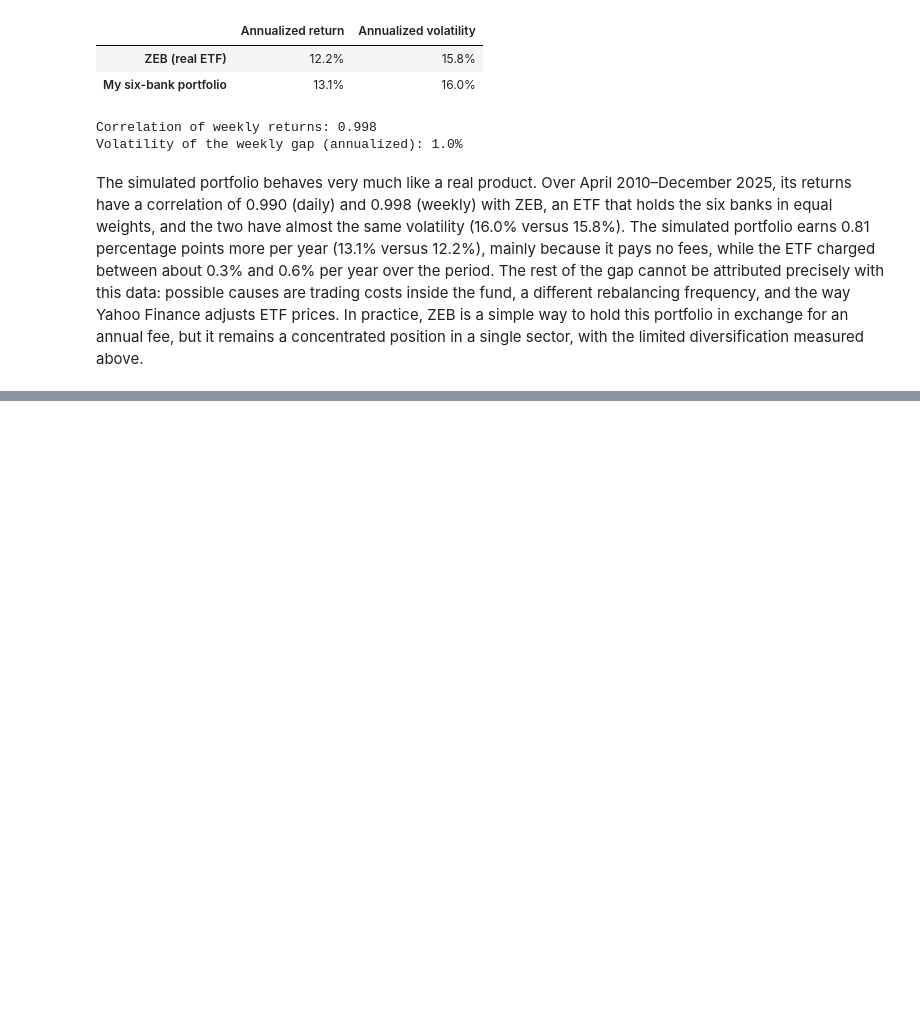
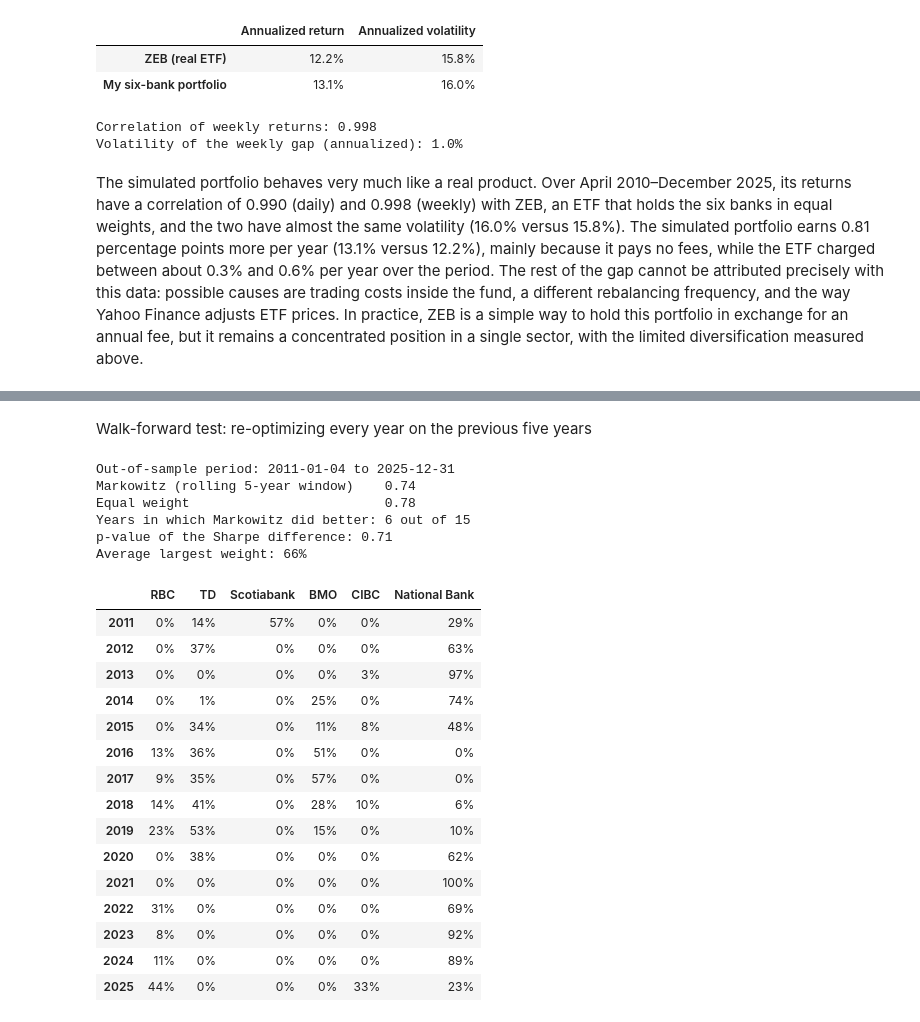
Before and after one commit to quentin-garcia-3b1724235/canadian-banks-portfolio-analysis, a Jupyter notebook: notebooks/canadian_banks_analysis.ipynb, the cells around one changed output, grey strips where cells are left out. Saved outputs shown, nothing was run; the diff lists cells and outputs as text; code cells hidden in the pictures; blank space fills up the shorter version.

```diff
--- a/notebooks/canadian_banks_analysis.ipynb
+++ b/notebooks/canadian_banks_analysis.ipynb
@@ -813,0 +874,57 @@ The simulated portfolio behaves very much like a real product. Over April 2010
+# %% [markdown]
+Walk-forward test: re-optimizing every year on the previous five years
+# %%
+WINDOW_YEARS = 5
+yearly_weights = {}
+optimized_parts, equal_parts = [], []
+
+for year in range(2006 + WINDOW_YEARS, 2026):
+    train = bank_excess.loc[str(year - WINDOW_YEARS):str(year - 1)]
+    test = bank_excess.loc[str(year)]
+    w = max_sharpe_weights(train)
+    yearly_weights[year] = w
+    optimized_parts.append(test @ w.to_numpy())
+    equal_parts.append(test.mean(axis=1))
+
+walk_forward = pd.DataFrame({
+    "Markowitz (rolling 5-year window)": pd.concat(optimized_parts),
+    "Equal weight": pd.concat(equal_parts),
+})
+
+walk_sharpe = walk_forward.mean() / walk_forward.std() * np.sqrt(252)
+yearly_excess = walk_forward.groupby(walk_forward.index.year).sum()
+wins = (yearly_excess.iloc[:, 0] > yearly_excess.iloc[:, 1]).sum()
+test_result = sharpe_difference_test(walk_forward.iloc[:, 0], walk_forward.iloc[:, 1])
+
+print("Out-of-sample period:", walk_forward.index.min().date(), "to", walk_forward.index.max().date())
+print(walk_sharpe.round(2).to_string())
+print(f"Years in which Markowitz did better: {wins} out of {len(yearly_excess)}")
+print(f"p-value of the Sharpe difference: {test_result['p-value']:.2f}")
+
+weights_by_year = pd.DataFrame(yearly_weights).T.rename(columns=NAMES)
+print(f"Average largest weight: {weights_by_year.max(axis=1).mean():.0%}")
+
+weights_by_year.style.format("{:.0%}").background_gradient(cmap="Blues", axis=None, vmin=0, vmax=1)
+# %% [output]
+Out-of-sample period: 2011-01-04 to 2025-12-31
+Markowitz (rolling 5-year window)    0.74
+Equal weight                         0.78
+Years in which Markowitz did better: 6 out of 15
+p-value of the Sharpe difference: 0.71
+Average largest weight: 66%
+|  | RBC | TD | Scotiabank | BMO | CIBC | National Bank |
+| 2011 | 0% | 14% | 57% | 0% | 0% | 29% |
+| 2012 | 0% | 37% | 0% | 0% | 0% | 63% |
+| 2013 | 0% | 0% | 0% | 0% | 3% | 97% |
+| 2014 | 0% | 1% | 0% | 25% | 0% | 74% |
+| 2015 | 0% | 34% | 0% | 11% | 8% | 48% |
+| 2016 | 13% | 36% | 0% | 51% | 0% | 0% |
+| 2017 | 9% | 35% | 0% | 57% | 0% | 0% |
+| 2018 | 14% | 41% | 0% | 28% | 10% | 6% |
+| 2019 | 23% | 53% | 0% | 15% | 0% | 10% |
+| 2020 | 0% | 38% | 0% | 0% | 0% | 62% |
+| 2021 | 0% | 0% | 0% | 0% | 0% | 100% |
+| 2022 | 31% | 0% | 0% | 0% | 0% | 69% |
+| 2023 | 8% | 0% | 0% | 0% | 0% | 92% |
+| 2024 | 11% | 0% | 0% | 0% | 0% | 89% |
+| 2025 | 44% | 0% | 0% | 0% | 33% | 23% |
```
Also changed, not shown: parts of 14 cells of this notebook.
